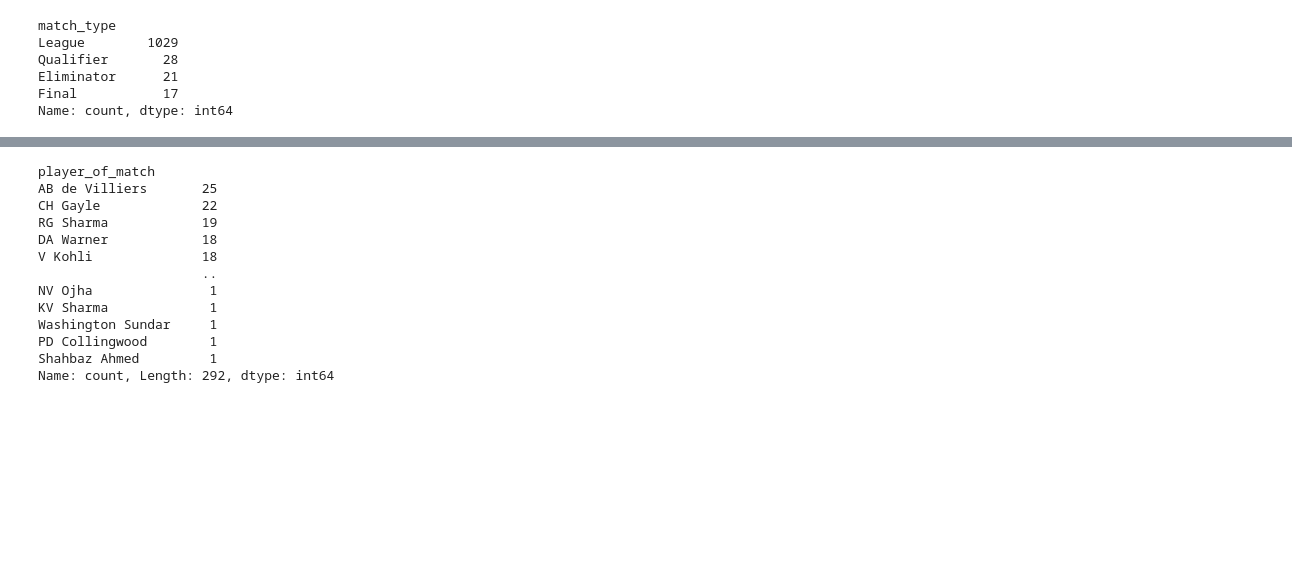
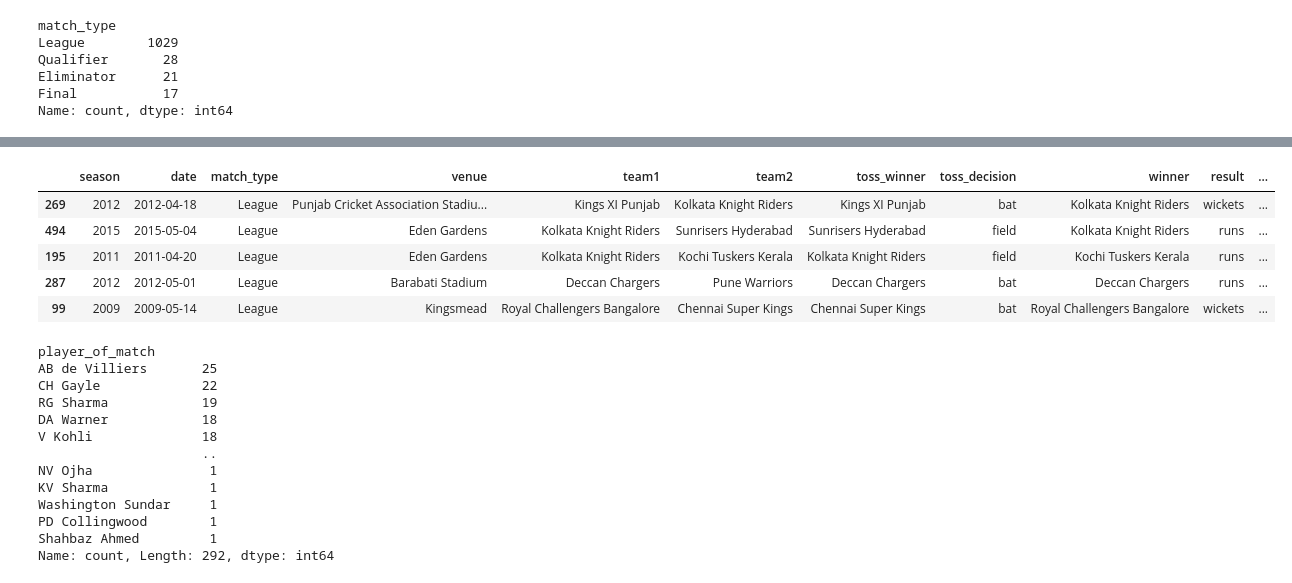
Before and after one commit to prititaliya/IPL-ML, a Jupyter notebook: ipl.ipynb, the cells around one changed output, grey strips where cells are left out. Saved outputs shown, nothing was run; the diff lists cells and outputs as text; code cells hidden in the pictures; blank space fills up the shorter version.

```diff
--- a/ipl.ipynb
+++ b/ipl.ipynb
@@ -209,0 +229,2 @@ matches['wickets'].fillna(0,inplace=True)
+# %%
+matches.drop(columns=['player_of_match'],inplace=True)
@@ -209,0 +235,9 @@ matches['wickets'].fillna(0,inplace=True)
+# %%
+matches.sample(5)
+# %% [output]
+|  | season | date | match_type | venue | team1 | team2 | toss_winner | toss_decision | winner | result | ... |
+| 269 | 2012 | 2012-04-18 | League | Punjab Cricket Association Stadiu... | Kings XI Punjab | Kolkata Knight Riders | Kings XI Punjab | bat | Kolkata Knight Riders | wickets | ... |
+| 494 | 2015 | 2015-05-04 | League | Eden Gardens | Kolkata Knight Riders | Sunrisers Hyderabad | Sunrisers Hyderabad | field | Kolkata Knight Riders | runs | ... |
+| 195 | 2011 | 2011-04-20 | League | Eden Gardens | Kolkata Knight Riders | Kochi Tuskers Kerala | Kolkata Knight Riders | field | Kochi Tuskers Kerala | runs | ... |
+| 287 | 2012 | 2012-05-01 | League | Barabati Stadium | Deccan Chargers | Pune Warriors | Deccan Chargers | bat | Deccan Chargers | runs | ... |
+| 99 | 2009 | 2009-05-14 | League | Kingsmead | Royal Challengers Bangalore | Chennai Super Kings | Chennai Super Kings | bat | Royal Challengers Bangalore | wickets | ... |
```
Also changed, not shown: parts of 22 cells of this notebook, 1 other file.
